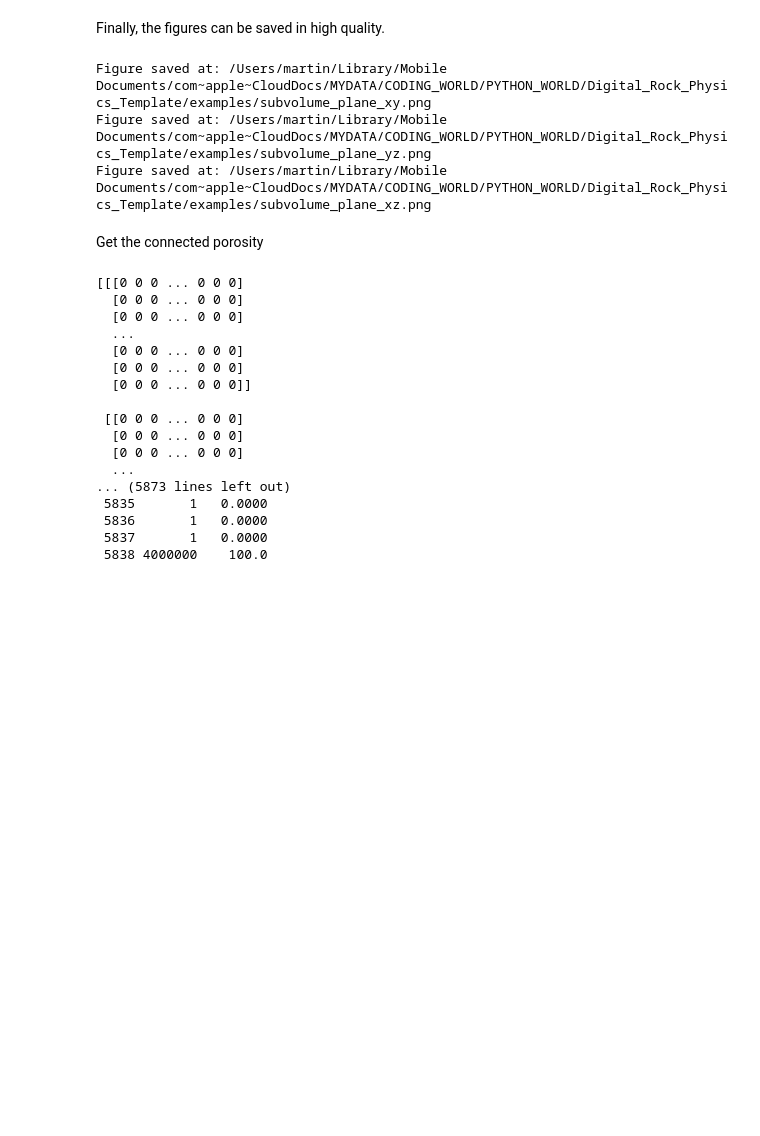
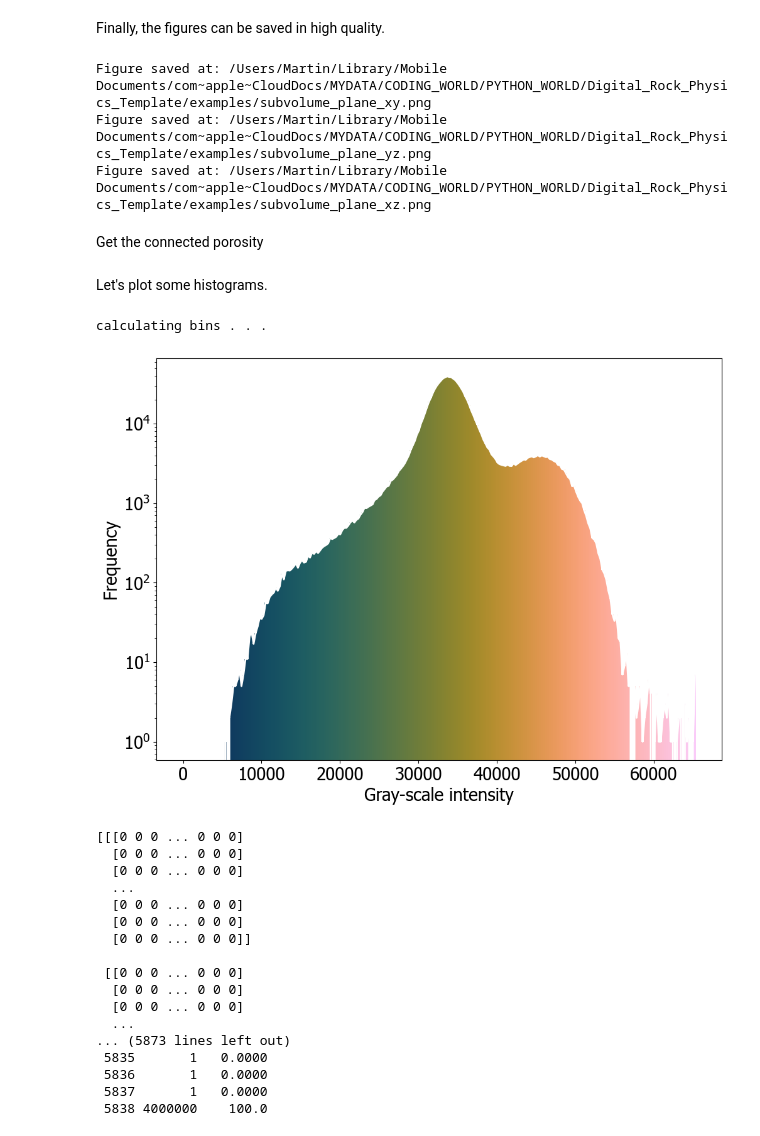
Before and after one commit to m-balcewicz/Digital_Rock_Physics_Template, a Jupyter notebook: examples/get_started_3D_array.ipynb, the cells around one changed output. Cells and saved outputs as stored; diff of their text form; code cells hidden in the pictures; blank space fills up the shorter version.

Commit message:
add "plot_histogram" to example

```diff
--- a/examples/get_started_3D_array.ipynb
+++ b/examples/get_started_3D_array.ipynb
@@ -22,12 +22,15 @@ from barbara.analyze import get_connected_porosity, get_phase_fractions
 # %% [markdown]
 Set the file path of your 3D array. For the example you can use a provided 2 phase binary.
 # %%
-file_path = 'pore_100_100_400.raw'
+file_path = 'data/pore_100_100_400.raw'
+raw_file_path = 'data/raw_100cube.raw'
 # %% [markdown]
 Each 3D.raw must be imported based on it's corresponding parameters like dimensions (nx, ny, nz) or type (uint8, uint16, uint32). The following data (uint8) is sorted in the shape of `data[nz, ny, nx]`. Due to dimensions rules (see README.md) all arrays must be in the format of `data[nx, ny, nz]`. The programm can handle the conversion on its own based on the provided order of dimensions. Regular as well as irregular data can be imported.
 # %%
 dimensions = {'nz': 400, 'ny': 100, 'nx': 100}
+dimensions_raw = {'nz': 100, 'ny': 100, 'nx': 100}
 data = io.import_model(file_path, dtype='uint8', dimensions=dimensions)
+data_raw = io.import_model(raw_file_path, dtype='uint16', dimensions=dimensions_raw)
 # %% [output]
 Parameters filename: pore_100_100_400.json
 Reshaping data to the desired order (nx, ny, nz)...
@@ -72,11 +81,18 @@ save_figure2(fig_xy, filename='subvolume_plane_xy')
 save_figure2(fig_yz, filename='subvolume_plane_yz')
 save_figure2(fig_xz, filename='subvolume_plane_xz')
 # %% [output]
-Figure saved at: /Users/martin/Library/Mobile Documents/com~apple~CloudDocs/MYDATA/CODING_WORLD/PYTHON_WORLD/Digital_Rock_Physics_Template/examples/subvolume_plane_xy.png
-Figure saved at: /Users/martin/Library/Mobile Documents/com~apple~CloudDocs/MYDATA/CODING_WORLD/PYTHON_WORLD/Digital_Rock_Physics_Template/examples/subvolume_plane_yz.png
-Figure saved at: /Users/martin/Library/Mobile Documents/com~apple~CloudDocs/MYDATA/CODING_WORLD/PYTHON_WORLD/Digital_Rock_Physics_Template/examples/subvolume_plane_xz.png
+Figure saved at: /Users/Martin/Library/Mobile Documents/com~apple~CloudDocs/MYDATA/CODING_WORLD/PYTHON_WORLD/Digital_Rock_Physics_Template/examples/subvolume_plane_xy.png
+Figure saved at: /Users/Martin/Library/Mobile Documents/com~apple~CloudDocs/MYDATA/CODING_WORLD/PYTHON_WORLD/Digital_Rock_Physics_Template/examples/subvolume_plane_yz.png
+Figure saved at: /Users/Martin/Library/Mobile Documents/com~apple~CloudDocs/MYDATA/CODING_WORLD/PYTHON_WORLD/Digital_Rock_Physics_Template/examples/subvolume_plane_xz.png
 # %% [markdown]
 Get the connected porosity
+# %% [markdown]
+Let's plot some histograms.
+# %%
+fig_hist = plot_histogram(data_raw, dtype='uint16')
+# %% [output]
+calculating bins . . .
+[figure, added]
 # %%
 output = get_connected_porosity(data, paramsfile='subvolume_100_100_100.json')
 con_pore = get_phase_fractions(output)
```
Also changed, not shown: parts of 2 cells of this notebook.
